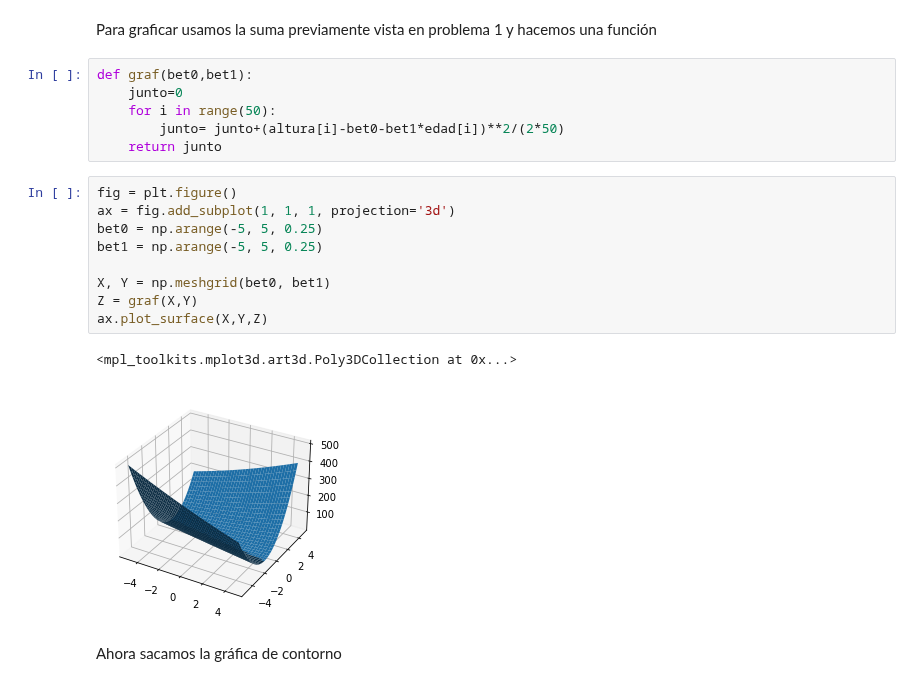
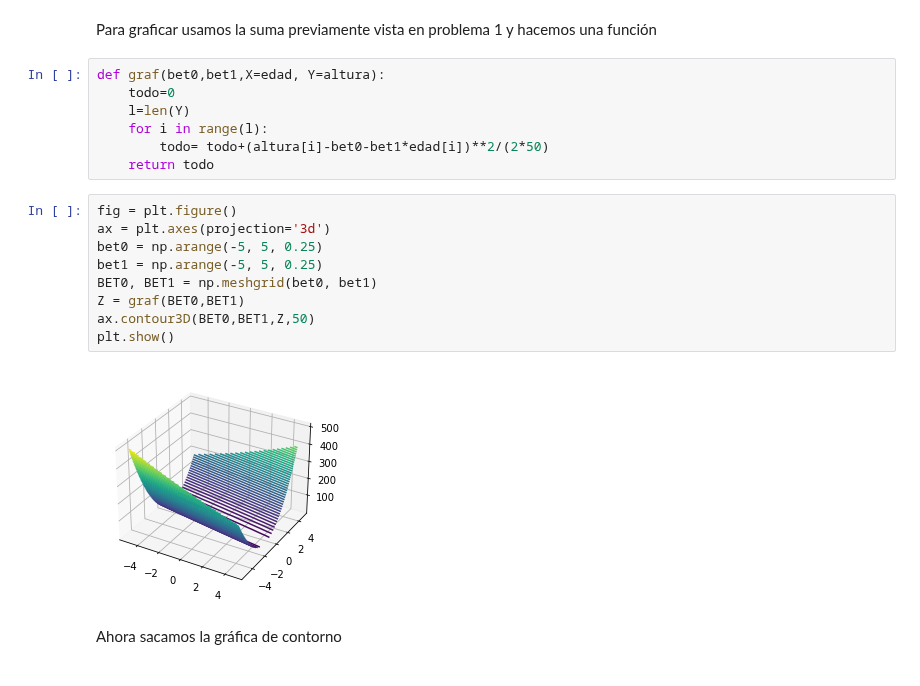
Before and after one commit to Skalas/Matematicas-Computacionales-fall2021, a Jupyter notebook: alumnos/feryarelle/tareas/tareafer1.ipynb, the cells around one changed output. Saved outputs shown, nothing was run; the diff lists cells and outputs as text.

```diff
--- a/alumnos/feryarelle/tareas/tareafer1.ipynb
+++ b/alumnos/feryarelle/tareas/tareafer1.ipynb
@@ -204,22 +193,22 @@ plotModelo2(edad,altura,ri,8230)
 # %% [markdown]
 Para graficar usamos la suma previamente vista en problema 1 y hacemos una función
 # %%
-def graf(bet0,bet1):
-    junto=0
-    for i in range(50):
-        junto= junto+(altura[i]-bet0-bet1*edad[i])**2/(2*50)
-    return junto
+def graf(bet0,bet1,X=edad, Y=altura):
+    todo=0
+    l=len(Y)
+    for i in range(l):
+        todo= todo+(altura[i]-bet0-bet1*edad[i])**2/(2*50)
+    return todo
 # %%
 fig = plt.figure()
-ax = fig.add_subplot(1, 1, 1, projection='3d')
+ax = plt.axes(projection='3d')
 bet0 = np.arange(-5, 5, 0.25)
 bet1 = np.arange(-5, 5, 0.25)
-
-X, Y = np.meshgrid(bet0, bet1)
-Z = graf(X,Y)
-ax.plot_surface(X,Y,Z)
+BET0, BET1 = np.meshgrid(bet0, bet1)
+Z = graf(BET0,BET1)
+ax.contour3D(BET0,BET1,Z,50)
+plt.show()
 # %% [output]
-<mpl_toolkits.mplot3d.art3d.Poly3DCollection at 0x...>
-[figure, old version]
+[figure, new version]
 # %% [markdown]
 Ahora sacamos la gráfica de contorno
```
Also changed, not shown: parts of 18 cells of this notebook, 15 other files.
